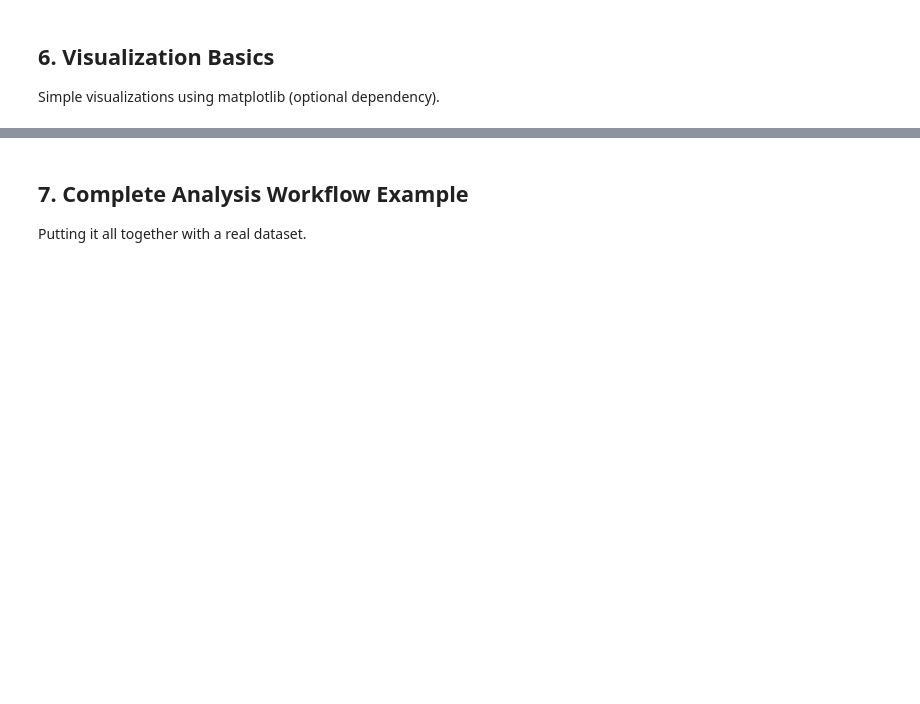
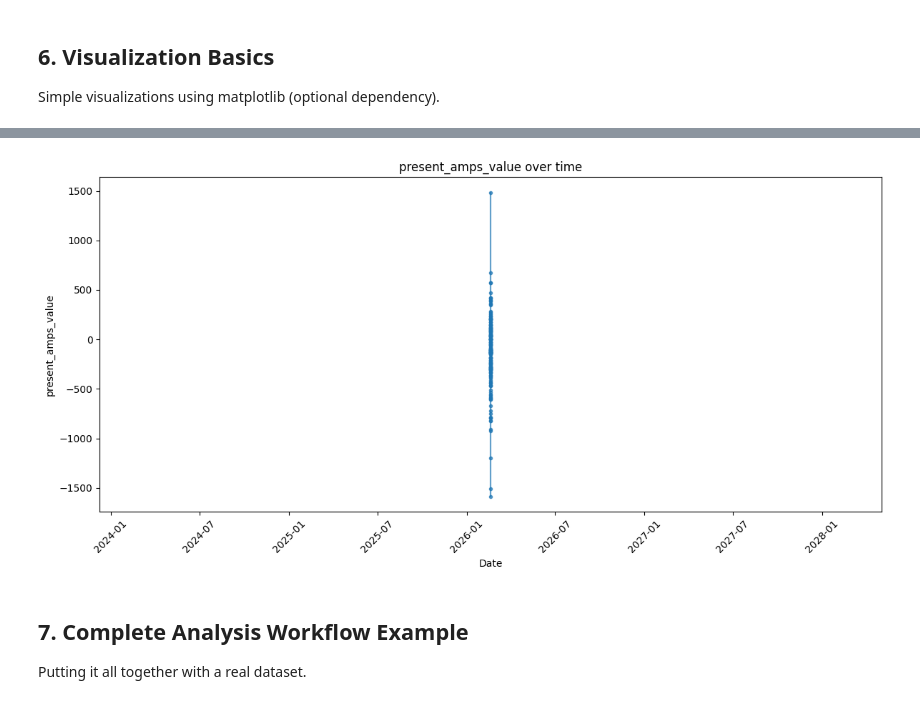
Before and after one commit to UKPN-DSO/ukpyn, a Jupyter notebook: tutorials/03-analysis-patterns.ipynb, the cells around one changed output, grey strips where cells are left out. Cells and saved outputs as stored; diff of their text form; code cells hidden in the pictures; blank space fills up the shorter version.

```diff
--- a/tutorials/03-analysis-patterns.ipynb
+++ b/tutorials/03-analysis-patterns.ipynb
@@ -55,7 +59,7 @@ There are two main approaches:
 # %%
 # Choose a dataset to work with
 # Replace with a valid dataset ID from your exploration
-DATASET_ID = "ukpn-smart-meter-installation-volumes"  # Example
+DATASET_ID = "ukpn-constraints-real-time-meter-readings"  # Example
 
 # Method 1: Export to CSV and load into pandas (recommended)
 async with UKPNClient() as client:
@@ -277,7 +391,7 @@ quick_eda(df)
 Working with time-based UKPN data.
 # %%
 # Identify datetime columns
-datetime_cols = df.select_dtypes(include=["datetime64"]).columns
+datetime_cols = [col for col in df.columns if 'datetime' in str(df[col].dtype)]
 print(f"Datetime columns: {list(datetime_cols)}")
 
 # If no datetime columns found, look for date-like strings
@@ -296,7 +412,7 @@ if len(datetime_cols) == 0:
 # VALUE_COL = "value"  # Replace with actual column name
 
 # Find potential columns
-datetime_cols = df.select_dtypes(include=["datetime64"]).columns
+datetime_cols = [col for col in df.columns if 'datetime' in str(df[col].dtype)]
 numeric_cols = df.select_dtypes(include=["number"]).columns
 
 if len(datetime_cols) > 0 and len(numeric_cols) > 0:
@@ -310,7 +426,7 @@ if len(datetime_cols) > 0 and len(numeric_cols) > 0:
     ts_df = ts_df.set_index(DATE_COL)
 
     # Resample by month and calculate mean
-    monthly = ts_df.resample("M").agg({
+    monthly = ts_df.resample("ME").agg({
         VALUE_COL: ["mean", "sum", "count"]
     })
 
@@ -439,28 +612,30 @@ else:
 # %%
 if HAS_MATPLOTLIB:
     # Time series line plot
-    datetime_cols = df.select_dtypes(include=["datetime64"]).columns
+    datetime_cols = [col for col in df.columns if 'datetime' in str(df[col].dtype)]
     numeric_cols = df.select_dtypes(include=["number"]).columns
 
     if len(datetime_cols) > 0 and len(numeric_cols) > 0:
         date_col = datetime_cols[0]
         value_col = numeric_cols[0]
 
         # Sort by date
         plot_df = df[[date_col, value_col]].sort_values(date_col)
 
         fig, ax = plt.subplots(figsize=(12, 6))
         ax.plot(plot_df[date_col], plot_df[value_col], marker=".", linestyle="-", alpha=0.7)
         ax.set_title(f"{value_col} over time")
         ax.set_xlabel("Date")
         ax.set_ylabel(value_col)
         plt.xticks(rotation=45)
         plt.tight_layout()
         plt.show()
     else:
         print("No datetime column found for time series plot.")
 else:
     print("matplotlib not available.")
+# %% [output]
+[figure, added]
 # %% [markdown]
 ## 7. Complete Analysis Workflow Example
 
```
Also changed, not shown: parts of 22 cells of this notebook, 15 other files.
